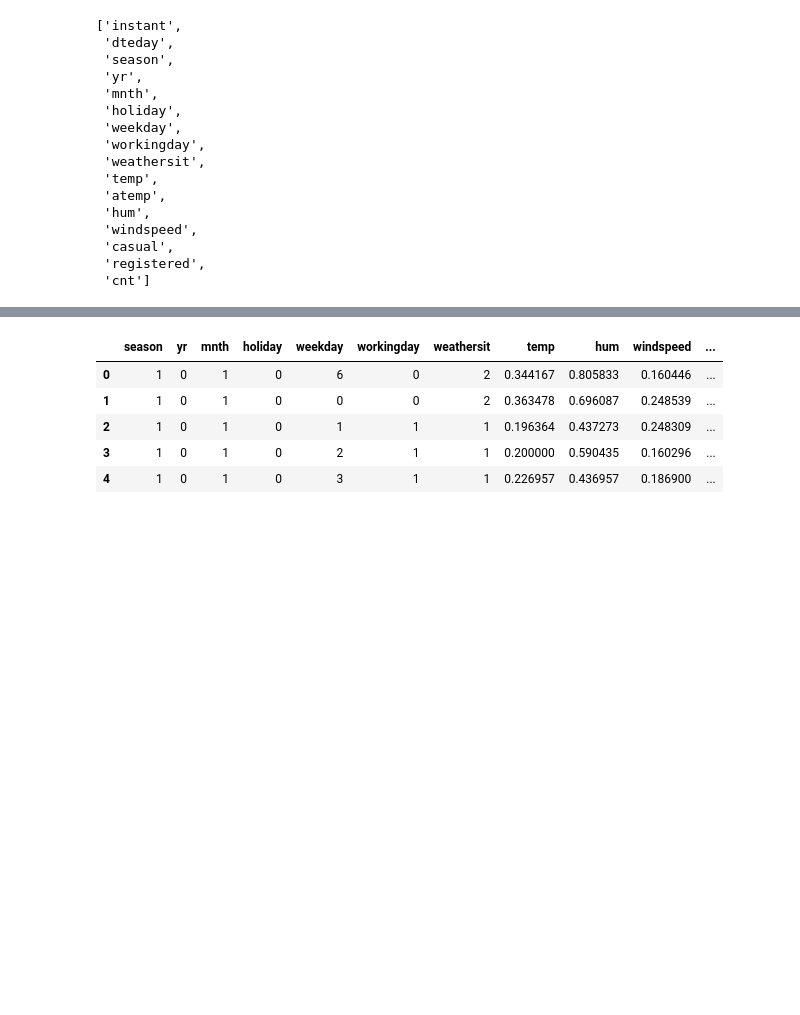
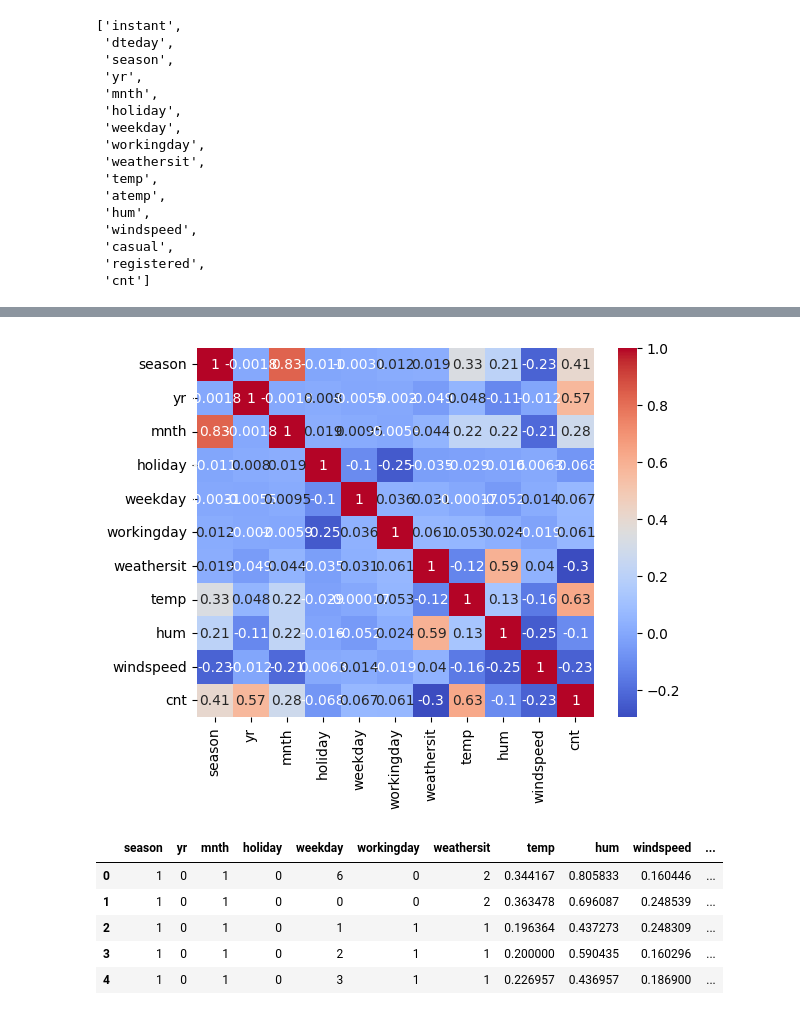
Before and after one commit to vern3432/DM2_P_Varano_Kunz_Leighton, a Jupyter notebook: exploratory.ipynb, the cells around one changed output, grey strips where cells are left out. Saved outputs shown, nothing was run; the diff lists cells and outputs as text; code cells hidden in the pictures; blank space fills up the shorter version.

```diff
--- a/exploratory.ipynb
+++ b/exploratory.ipynb
@@ -73,3 +85,10 @@ bike1 = bike.drop(columns=['casual', 'registered', 'dteday', 'atemp'])
+# %%
+sns.heatmap(bike1.corr(),
+            annot = True,
+            cmap = 'coolwarm')
+plt.show()
+# %% [output]
+[figure, added]
 # %%
 bike1.head()
 # %% [output]
```
Also changed, not shown: parts of 3 cells of this notebook.
